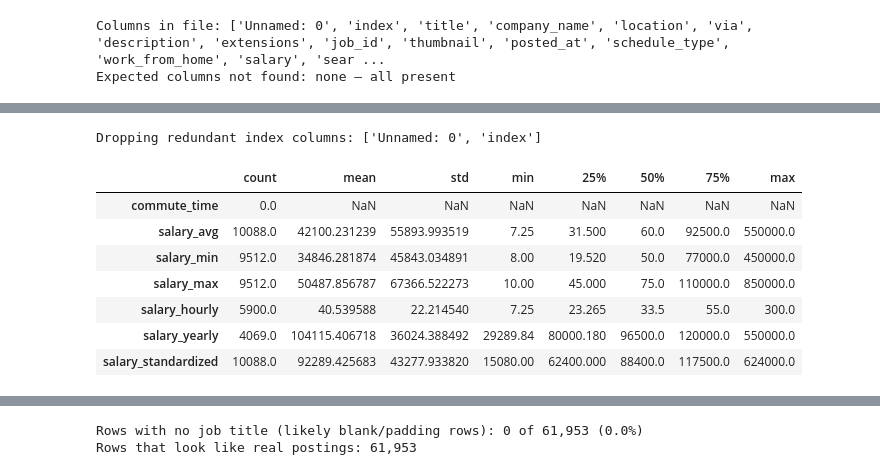
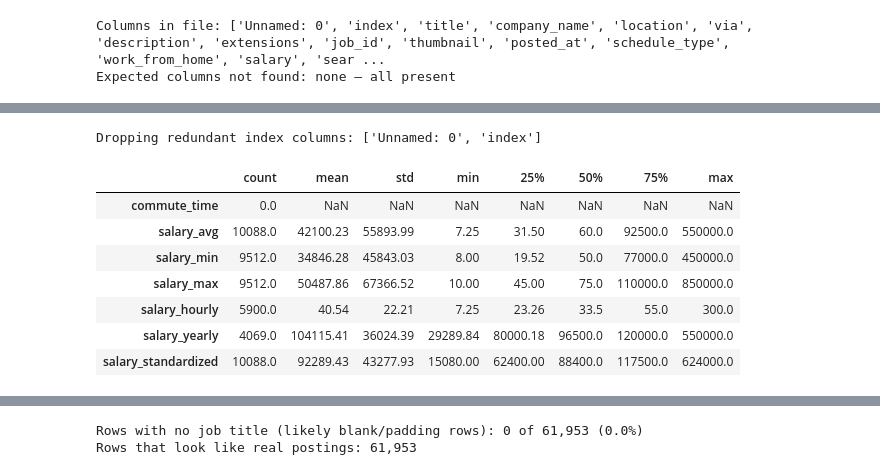
Before and after one commit to takahm6/data-analyst-portfolio, a Jupyter notebook: project-1-data-analyst-job-posting/notebooks/01_eda_data_analyst_jobs.ipynb, the cells around one changed output, grey strips where cells are left out. Drawn from its saved outputs; the diff is of its cells as text; code cells hidden in the pictures.

```diff
--- a/project-1-data-analyst-job-posting/notebooks/01_eda_data_analyst_jobs.ipynb
+++ b/project-1-data-analyst-job-posting/notebooks/01_eda_data_analyst_jobs.ipynb
@@ -124,20 +120,20 @@ memory usage: 511.6 MB
 # %%
 # Drop the redundant index-artifact columns, if present.
 junk_index_cols = [c for c in ["Unnamed: 0", "index"] if c in df.columns]
 if junk_index_cols:
     print(f"Dropping redundant index columns: {junk_index_cols}")
     df = df.drop(columns=junk_index_cols)
 
 # Quick numeric overview (min / max / mean / etc.) for whatever pandas currently
 # sees as numeric — mainly the salary_* fields and commute_time in this dataset.
-df.describe(include=[np.number]).T
+df.describe(include=[np.number]).T.round(2)
 # %% [output]
 Dropping redundant index columns: ['Unnamed: 0', 'index']
 |  | count | mean | std | min | 25% | 50% | 75% | max |
 | commute_time | 0.0 | NaN | NaN | NaN | NaN | NaN | NaN | NaN |
-| salary_avg | 10088.0 | 42100.231239 | 55893.993519 | 7.25 | 31.500 | 60.0 | 92500.0 | 550000.0 |
-| salary_min | 9512.0 | 34846.281874 | 45843.034891 | 8.00 | 19.520 | 50.0 | 77000.0 | 450000.0 |
-| salary_max | 9512.0 | 50487.856787 | 67366.522273 | 10.00 | 45.000 | 75.0 | 110000.0 | 850000.0 |
-| salary_hourly | 5900.0 | 40.539588 | 22.214540 | 7.25 | 23.265 | 33.5 | 55.0 | 300.0 |
-| salary_yearly | 4069.0 | 104115.406718 | 36024.388492 | 29289.84 | 80000.180 | 96500.0 | 120000.0 | 550000.0 |
-| salary_standardized | 10088.0 | 92289.425683 | 43277.933820 | 15080.00 | 62400.000 | 88400.0 | 117500.0 | 624000.0 |
+| salary_avg | 10088.0 | 42100.23 | 55893.99 | 7.25 | 31.50 | 60.0 | 92500.0 | 550000.0 |
+| salary_min | 9512.0 | 34846.28 | 45843.03 | 8.00 | 19.52 | 50.0 | 77000.0 | 450000.0 |
+| salary_max | 9512.0 | 50487.86 | 67366.52 | 10.00 | 45.00 | 75.0 | 110000.0 | 850000.0 |
+| salary_hourly | 5900.0 | 40.54 | 22.21 | 7.25 | 23.26 | 33.5 | 55.0 | 300.0 |
+| salary_yearly | 4069.0 | 104115.41 | 36024.39 | 29289.84 | 80000.18 | 96500.0 | 120000.0 | 550000.0 |
+| salary_standardized | 10088.0 | 92289.43 | 43277.93 | 15080.00 | 62400.00 | 88400.0 | 117500.0 | 624000.0 |
```
Also changed, not shown: parts of 38 cells of this notebook, 4 other files.
